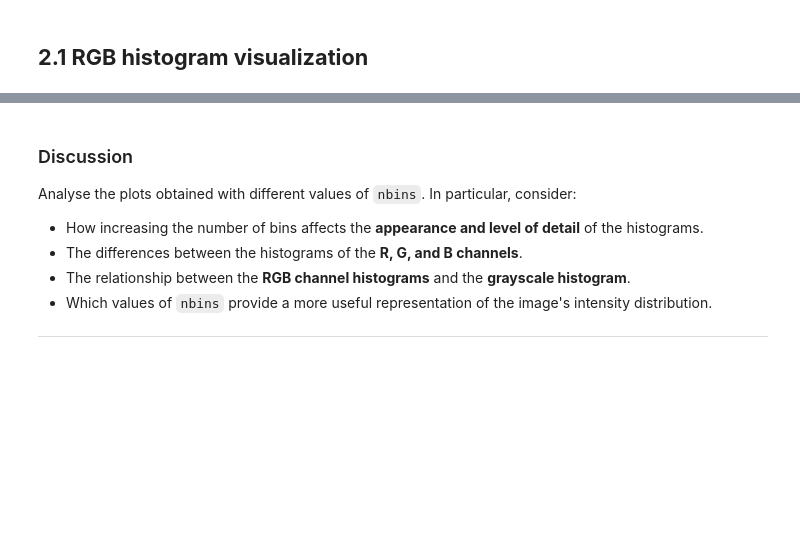
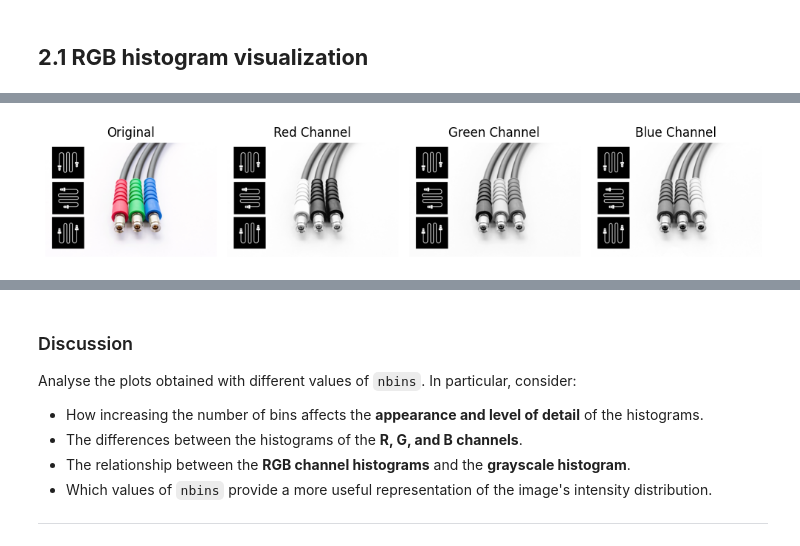
Before and after one commit to TonMartin777/Artificial-Vision, a Jupyter notebook: P2/p2_material/2026_ComputerVision_P2.ipynb, the cells around one changed output, grey strips where cells are left out. Drawn from its saved outputs; the diff is of its cells as text; code cells hidden in the pictures; blank space fills up the shorter version.

```diff
--- a/P2/p2_material/2026_ComputerVision_P2.ipynb
+++ b/P2/p2_material/2026_ComputerVision_P2.ipynb
@@ -54,3 +45,37 @@ from skimage.color import rgb2gray
+# %%
+# Import the required libraries.
+from skimage import io
+from matplotlib import pyplot as plt
+import numpy as np
+from skimage import img_as_float
+from skimage.color import rgb2gray
+import matplotlib.image as mpimg
+
+plugs = mpimg.imread("images_notebook/plugs.png")
+
+# Create Figure with 4 Subplots
+fig = plt.figure(figsize=(10, 4))
+fig.add_subplot(1, 4, 1)
+plt.imshow(plugs)
+plt.axis("off")
+plt.title("Original")
+fig.add_subplot(1, 4, 2)
+plt.imshow(plugs[:,:,0], cmap='gray')
+plt.axis("off")
+plt.title("Red Channel")
+fig.add_subplot(1, 4, 3)
+plt.imshow(plugs[:,:,1], cmap='gray')
+plt.axis("off")
+plt.title("Green Channel")
+fig.add_subplot(1, 4, 4)
+plt.imshow(plugs[:,:,2], cmap='gray')
+plt.axis("off")
+plt.title("Blue Channel")
+
+plt.tight_layout()
+plt.show()
+# %% [output]
+[figure, added]
 # %% [markdown]
 **b)** Create a function named `rgb_im_hist(img, nbins=8)` that takes an **RGB image** as input and:
 
```
Also changed, not shown: parts of 12 cells of this notebook, 1 other file.
